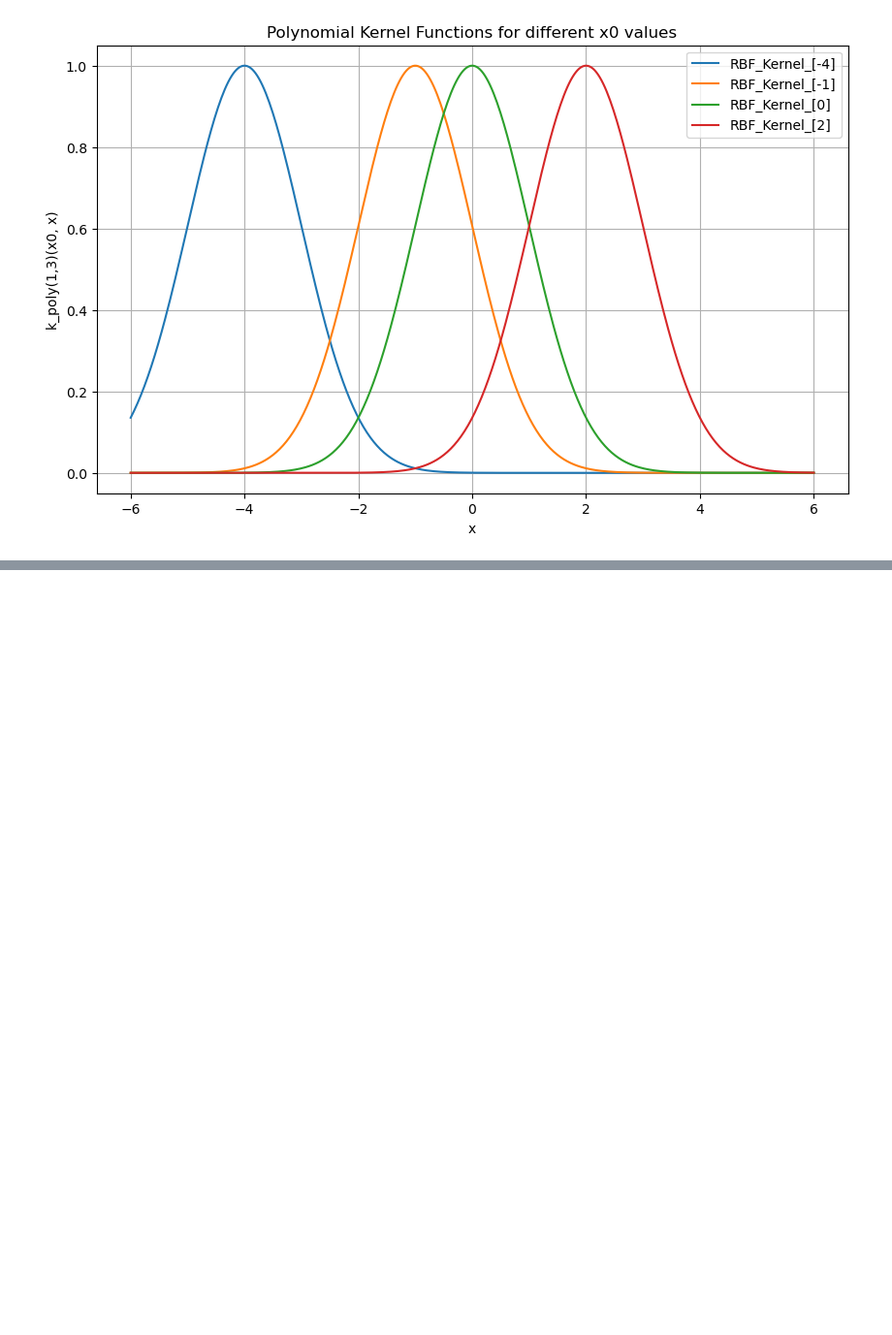
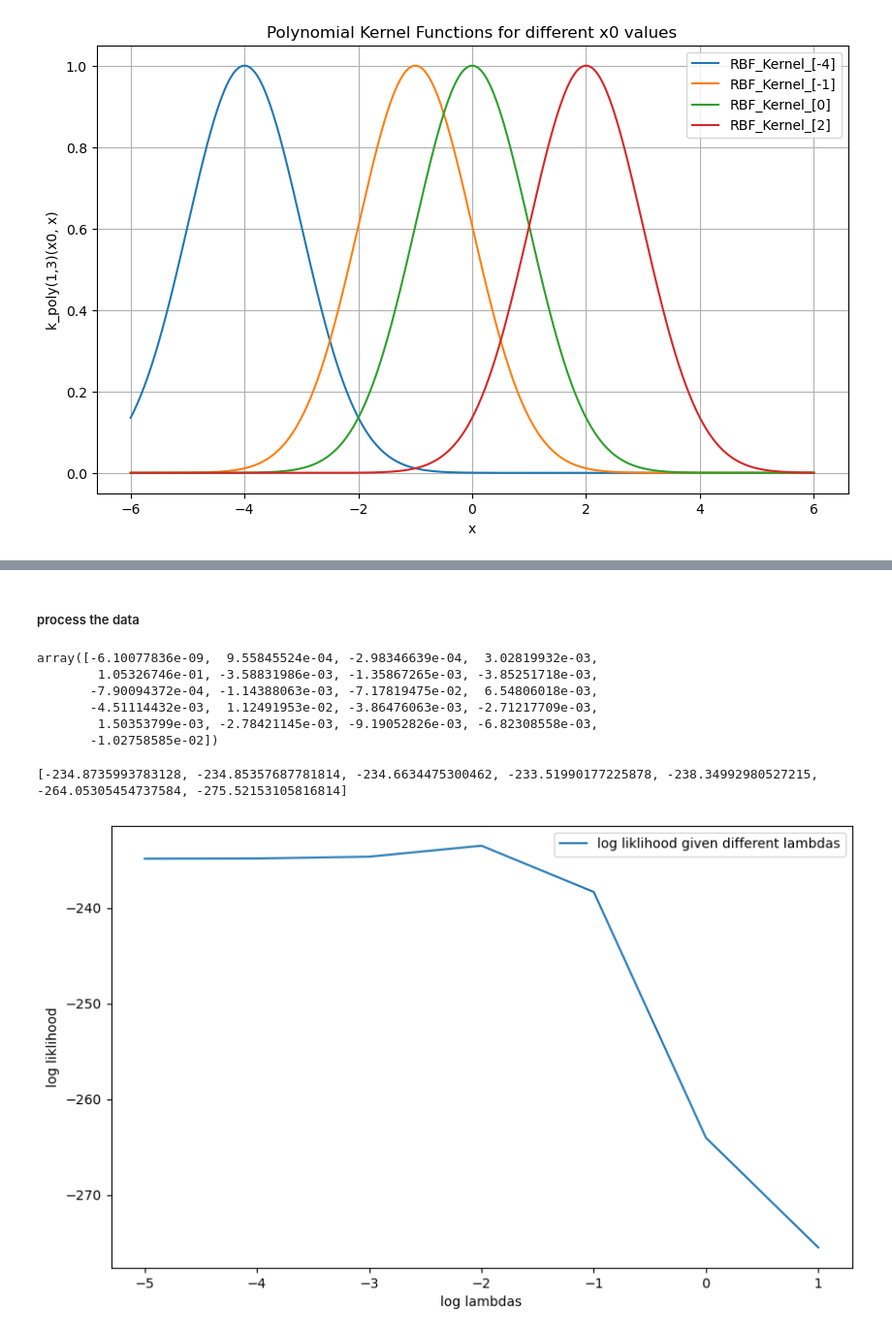
Before and after one commit to HYS20010113/ml_hw2, a Jupyter notebook: hw2/hw2.ipynb, the cells around one changed output, grey strips where cells are left out. Shown at 97% size. Cells and saved outputs as stored; diff of their text form; code cells hidden in the pictures; blank space fills up the shorter version.

```diff
--- a/hw2/hw2.ipynb
+++ b/hw2/hw2.ipynb
@@ -476,0 +619,51 @@ plt.show()
+# %% [markdown]
+##### process the data
+# %%
+from sklearn.preprocessing import StandardScaler
+x_train, y_train, x_val, y_val = load_data()
+#change Ys into {-1, 1} from {0, 1}
+y_train[y_train == 0.] = -1.
+y_val[y_val == 0.] = -1.
+#add a bias to X
+x_train = np.c_[np.ones(x_train.shape[0]), x_train]
+x_val = np.c_[np.ones(x_val.shape[0]), x_val]
+#normalize the data
+scaler = StandardScaler()
+x_train = scaler.fit_transform(x_train)
+x_val = scaler.transform(x_val)
+# %%
+w = fit_logistic_reg(x_train, y_train, f_objective, 1)
+w.x
+# %% [output]
+array([-6.10077836e-09,  9.55845524e-04, -2.98346639e-04,  3.02819932e-03,
+        1.05326746e-01, -3.58831986e-03, -1.35867265e-03, -3.85251718e-03,
+       -7.90094372e-04, -1.14388063e-03, -7.17819475e-02,  6.54806018e-03,
+       -4.51114432e-03,  1.12491953e-02, -3.86476063e-03, -2.71217709e-03,
+        1.50353799e-03, -2.78421145e-03, -9.19052826e-03, -6.82308558e-03,
+       -1.02758585e-02])
+# %%
+def log_likelihood(X, y, weights):
+    # Compute the product of y, X, and weights
+    z = y * np.dot(X, weights)
+
+    # Calculate the log-likelihood for the y in {-1, 1} case
+    likelihood = -np.log(1 + np.exp(-z))
+
+    return np.sum(likelihood)
+# %%
+lambs = [1e-5, 1e-4, 1e-3, 1e-2, 1e-1, 1,10]
+res = []
+for la in lambs:
+    w = fit_logistic_reg(x_train, y_train, f_objective, la)
+    res.append(log_likelihood(x_val, y_val, w.x))
+print(res)
+log_ = np.log10(lambs)
+plt.figure(figsize=(10,6))
+plt.plot(log_, res, label='log liklihood given different lambdas')
+plt.xlabel('log lambdas')
+plt.ylabel('log liklihood')
+plt.legend()
+plt.show()
+# %% [output]
+[-234.8735993783128, -234.85357687781814, -234.6634475300462, -233.51990177225878, -238.34992980527215, -264.05305454737584, -275.52153105816814]
+[figure, added]
```
Also changed, not shown: parts of 25 cells of this notebook, 6 other files.
